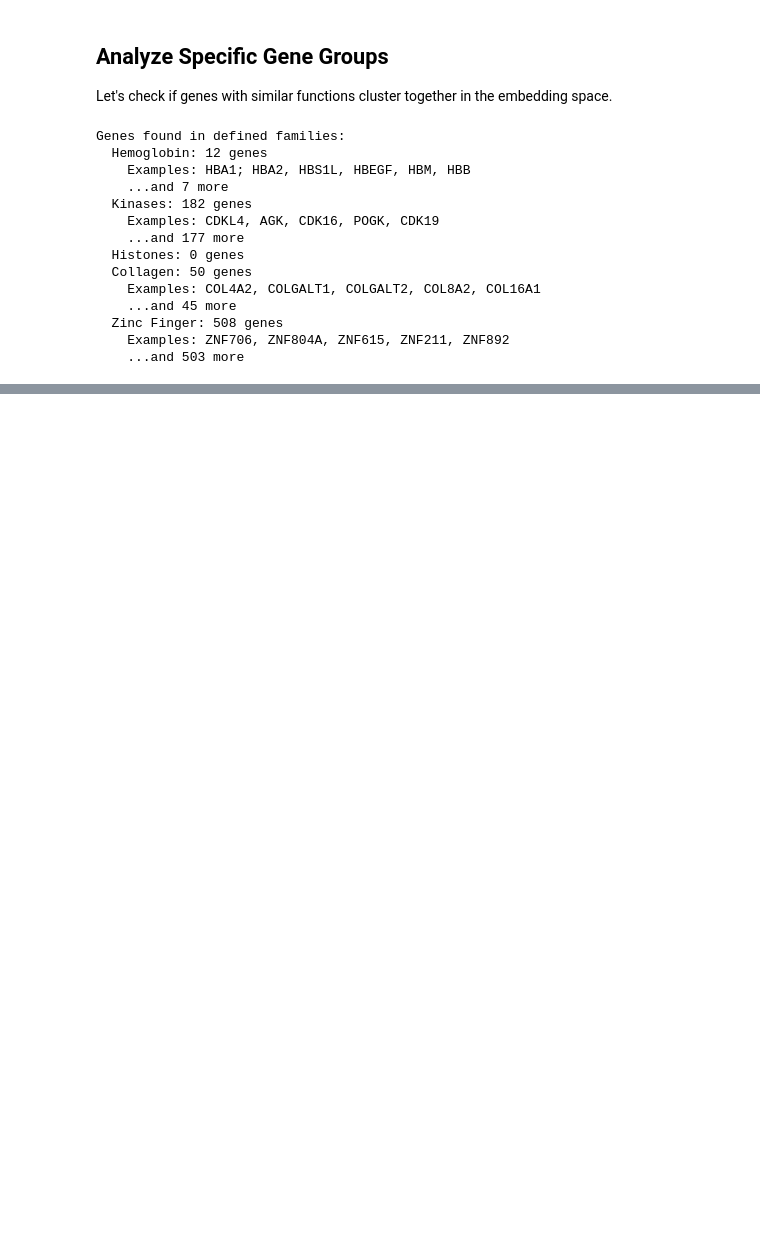
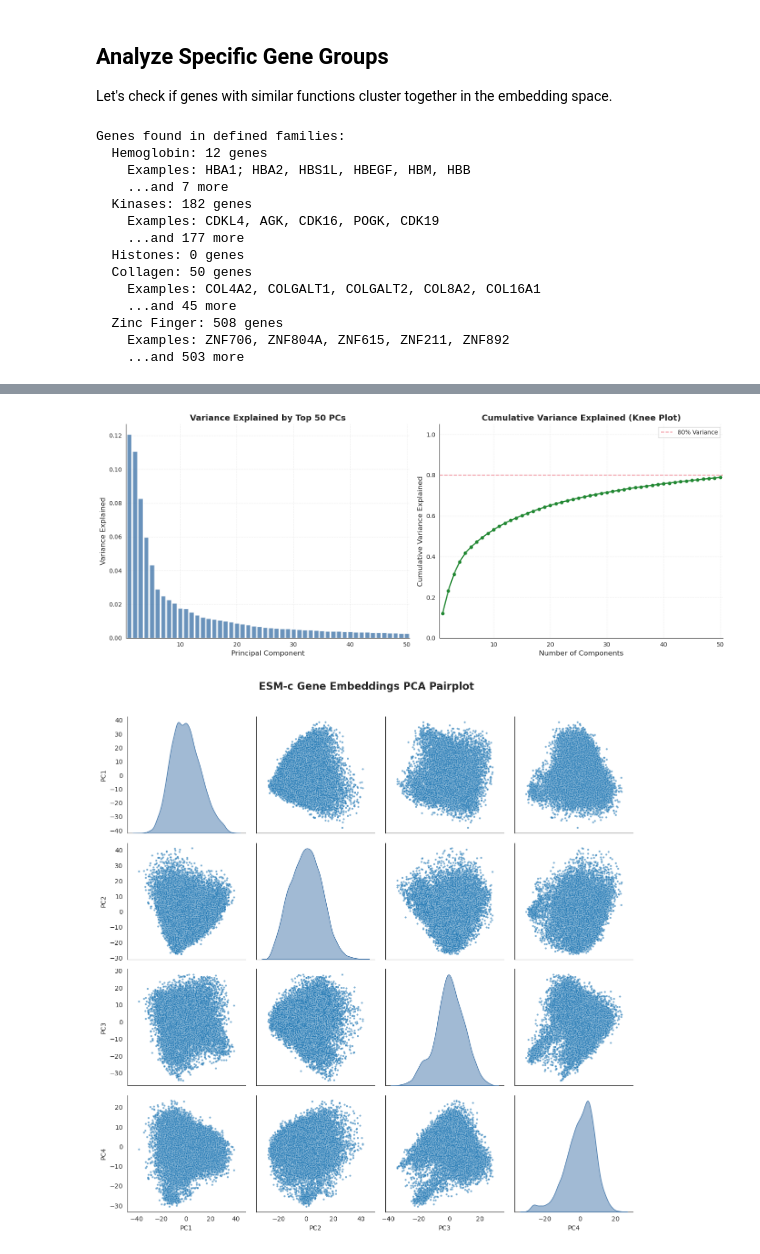
Before and after one commit to tahoebio/mosaicfm, a Jupyter notebook: scripts/data_prep/esm_embedding/notebooks/embedding_clusters.ipynb, the cells around one changed output, grey strips where cells are left out. Drawn from its saved outputs; the diff is of its cells as text; code cells hidden in the pictures; blank space fills up the shorter version.

```diff
--- a/scripts/data_prep/esm_embedding/notebooks/embedding_clusters.ipynb
+++ b/scripts/data_prep/esm_embedding/notebooks/embedding_clusters.ipynb
@@ -447,0 +372,79 @@ plt.show()
+# %%
+# Recalculate PCA with 50 components
+pca = PCA(n_components=50)
+pca_result = pca.fit_transform(embeddings)
+var_explained = pca.explained_variance_ratio_
+
+# Create figure for the first two plots
+fig, (ax1, ax2) = plt.subplots(1, 2, figsize=(15, 6))
+
+# 1. Variance explained bar plot
+ax1.bar(range(1, 51), var_explained, alpha=0.8, color='#4477AA')
+ax1.set_xlabel('Principal Component', fontsize=12)
+ax1.set_ylabel('Variance Explained', fontsize=12)
+ax1.set_title('Variance Explained by Top 50 PCs', fontsize=14, fontweight='bold')
+ax1.set_xlim(0.5, 50.5)
+ax1.grid(True, linestyle='--', alpha=0.3)
+ax1.spines['top'].set_visible(False)
+ax1.spines['right'].set_visible(False)
+
+# Calculate cumulative variance
+cumulative_variance = np.cumsum(var_explained)
+
+# 2. Knee plot (cumulative variance explained)
+ax2.plot(range(1, 51), cumulative_variance, '-o', markersize=5,
+        linewidth=2, color='#228833')
+ax2.axhline(y=0.8, color='#EE6677', linestyle='--', alpha=0.7,
+           label='80% Variance')
+ax2.set_xlabel('Number of Components', fontsize=12)
+ax2.set_ylabel('Cumulative Variance Explained', fontsize=12)
+ax2.set_title('Cumulative Variance Explained (Knee Plot)', fontsize=14, fontweight='bold')
+ax2.set_xlim(0.5, 50.5)
+ax2.set_ylim(0, 1.05)
+ax2.grid(True, linestyle='--', alpha=0.3)
+ax2.legend(frameon=True, fancybox=False)
+ax2.spines['top'].set_visible(False)
+ax2.spines['right'].set_visible(False)
+
+
+plt.tight_layout()
+plt.show()
+
+# 3. Create a DataFrame for the top 5 PCs
+pc_df = pd.DataFrame(
+    data=pca_result[:, :5],
+    columns=[f'PC{i+1}' for i in range(5)]
+)
+
+# Add family column for color coding
+pc_df['Family'] = [gene_to_family.get(gene, 'Other') for gene in gene_names]
+
+# Get the top 4 most common families for color coding
+top_families = pd.Series(pc_df['Family']).value_counts().head(4).index.tolist()
+pc_df['TopFamily'] = pc_df['Family'].apply(lambda x: x if x in top_families else 'Other')
+
+# Create color mapping
+palette = {
+    top_families[0]: '#4477AA',
+    top_families[1]: '#228833',
+    top_families[2]: '#CCBB44',
+    top_families[3]: '#EE6677',
+    'Other': '#DDDDDD'
+}
+
+# Create the pair plot
+g = sns.pairplot(
+    pca_df,
+    diag_kind="kde",
+    plot_kws={"alpha": 0.6, "s": 10},
+    diag_kws={"alpha": 0.5, "color": "#4477AA"},
+    height=3
+)
+
+g.fig.suptitle('ESM-c Gene Embeddings PCA Pairplot',
+              fontsize=16, fontweight='bold', y=1.02)
+plt.tight_layout()
+plt.show()
+# %% [output]
+[figure, added]
+[figure, added]
```
Also changed, not shown: parts of 9 cells of this notebook, 5 other files.
